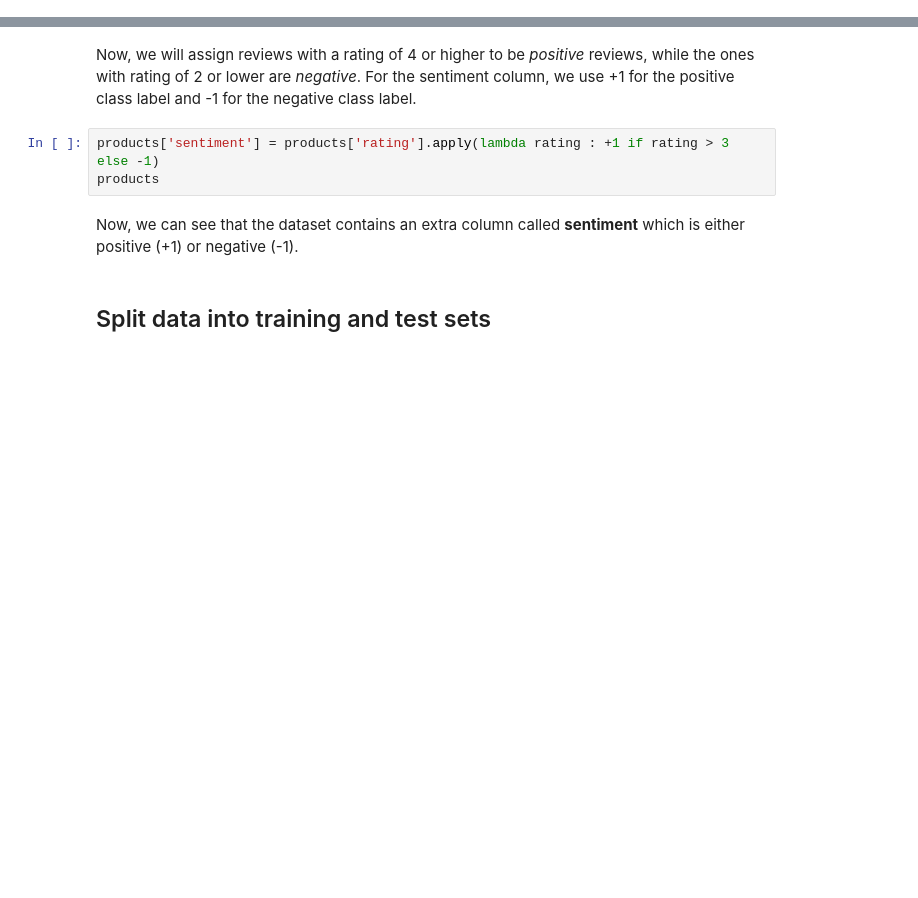
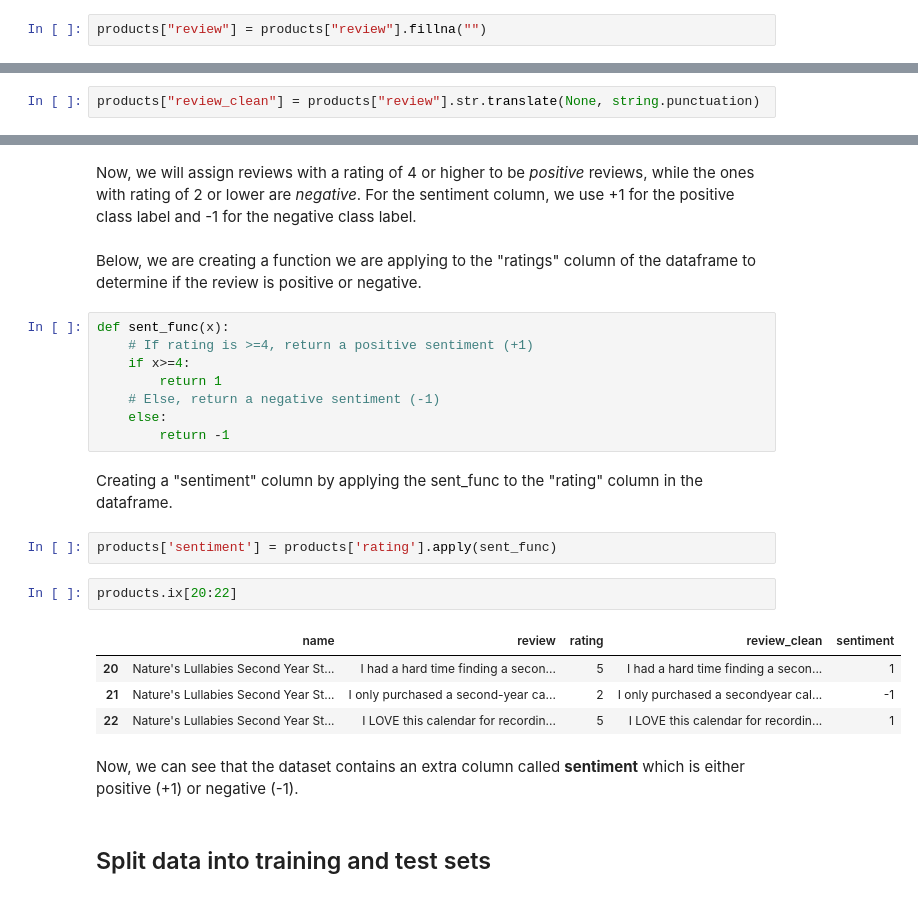
Before and after one commit to Santana9937/Classification_ML_Specialization, a Jupyter notebook: Week_1_Predicting_Sentiment_from_Reviews/week_1_lin_classifier_assign.ipynb, the cells around one changed output, grey strips where cells are left out. Cells and saved outputs as stored; diff of their text form; blank space fills up the shorter version.

```diff
--- a/Week_1_Predicting_Sentiment_from_Reviews/week_1_lin_classifier_assign.ipynb
+++ b/Week_1_Predicting_Sentiment_from_Reviews/week_1_lin_classifier_assign.ipynb
@@ -83,0 +88,2 @@ products[269]['word_count']
+# %%
+products["review"] = products["review"].fillna("")
@@ -84,3 +92,5 @@ products[269]['word_count']
+# %%
+products["review_clean"] = products["review"].str.translate(None, string.punctuation)
 # %% [markdown]
 ## Extract sentiments
 
@@ -91,8 +103,26 @@ len(products)
 # %% [markdown]
 Now, we will assign reviews with a rating of 4 or higher to be *positive* reviews, while the ones with rating of 2 or lower are *negative*. For the sentiment column, we use +1 for the positive class label and -1 for the negative class label.
+# %% [markdown]
+Below, we are creating a function we are applying to the "ratings" column of the dataframe to determine if the review is positive or negative.
+# %%
+def sent_func(x):
+    # If rating is >=4, return a positive sentiment (+1)
+    if x>=4:
+        return 1
+    # Else, return a negative sentiment (-1)
+    else:
+        return -1
+# %% [markdown]
+Creating a "sentiment" column by applying the sent_func to the "rating" column in the dataframe.
 # %%
-products['sentiment'] = products['rating'].apply(lambda rating : +1 if rating > 3 else -1)
-products
+products['sentiment'] = products['rating'].apply(sent_func)
+# %%
+products.ix[20:22]
+# %% [output]
+|  | name | review | rating | review_clean | sentiment |
+| 20 | Nature's Lullabies Second Year St... | I had a hard time finding a secon... | 5 | I had a hard time finding a secon... | 1 |
+| 21 | Nature's Lullabies Second Year St... | I only purchased a second-year ca... | 2 | I only purchased a secondyear cal... | -1 |
+| 22 | Nature's Lullabies Second Year St... | I LOVE this calendar for recordin... | 5 | I LOVE this calendar for recordin... | 1 |
 # %% [markdown]
 Now, we can see that the dataset contains an extra column called **sentiment** which is either positive (+1) or negative (-1).
 # %% [markdown]
```
Also changed, not shown: parts of 41 cells of this notebook, 2 other files.
